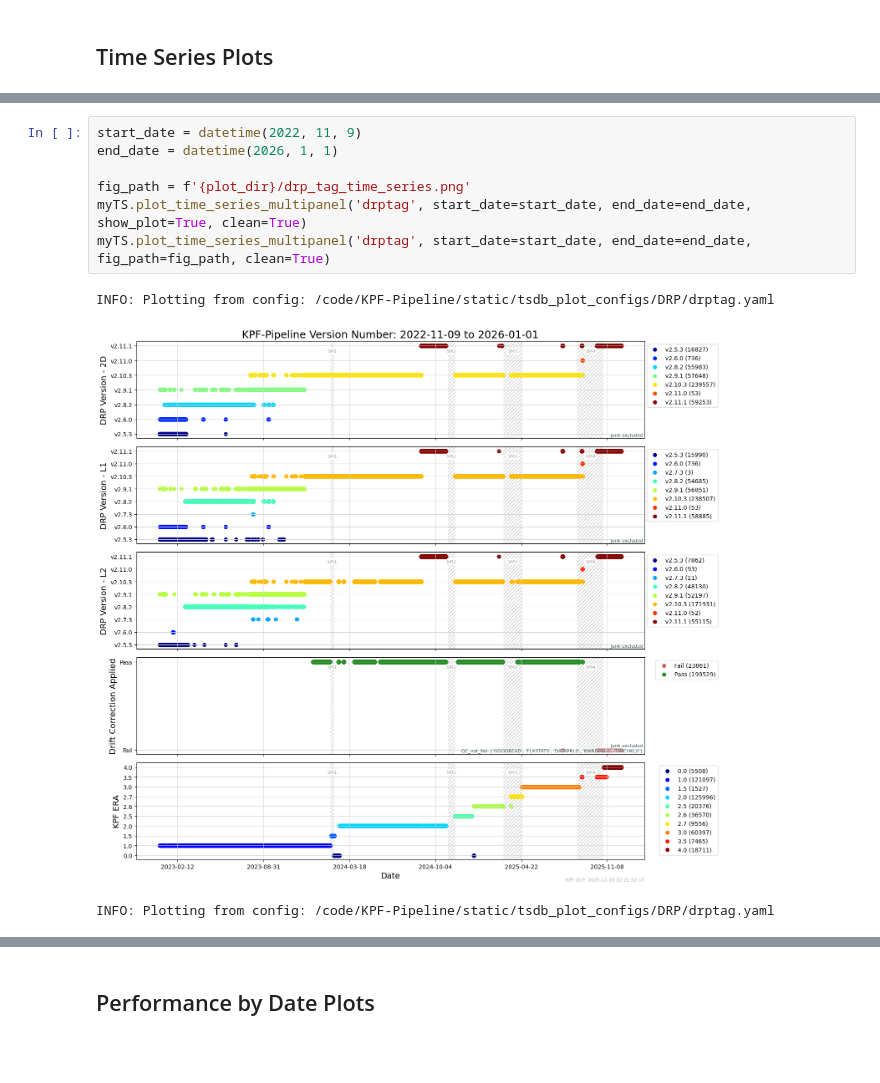
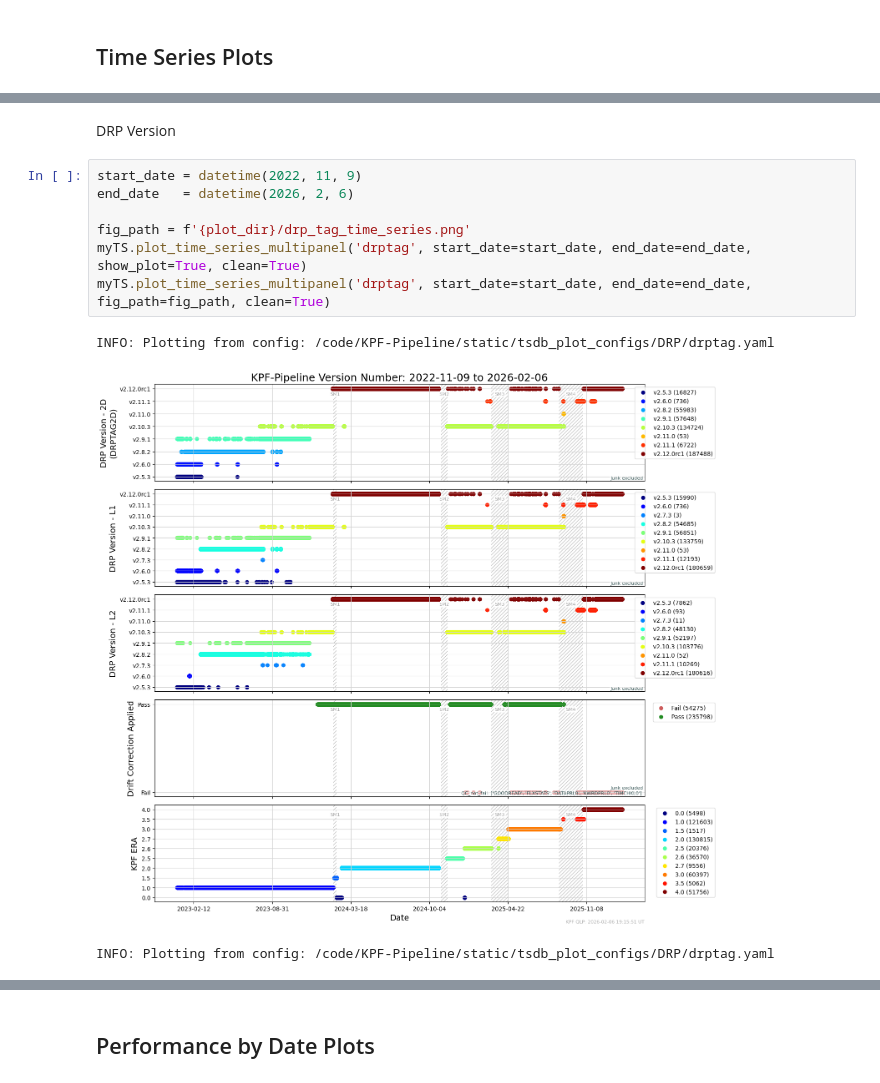
Before and after one commit to Keck-DataReductionPipelines/KPF-Pipeline, a Jupyter notebook: docs/source/tutorials/Plots_for_Operational_Review.ipynb, the cells around one changed output, grey strips where cells are left out. Drawn from its saved outputs; the diff is of its cells as text; blank space fills up the shorter version.

```diff
--- a/docs/source/tutorials/Plots_for_Operational_Review.ipynb
+++ b/docs/source/tutorials/Plots_for_Operational_Review.ipynb
@@ -50,11 +128,13 @@ INFO: Plotting from config: /code/KPF-Pipeline/static/tsdb_plot_configs/CCDs/ccd
+# %% [markdown]
+DRP Version
 # %%
 start_date = datetime(2022, 11, 9)
-end_date = datetime(2026, 1, 1)
+end_date   = datetime(2026, 2, 6)
 
 fig_path = f'{plot_dir}/drp_tag_time_series.png'
 myTS.plot_time_series_multipanel('drptag', start_date=start_date, end_date=end_date, show_plot=True, clean=True)
 myTS.plot_time_series_multipanel('drptag', start_date=start_date, end_date=end_date, fig_path=fig_path, clean=True)
 # %% [output]
 INFO: Plotting from config: /code/KPF-Pipeline/static/tsdb_plot_configs/DRP/drptag.yaml
-[figure, old version]
+[figure, new version]
 INFO: Plotting from config: /code/KPF-Pipeline/static/tsdb_plot_configs/DRP/drptag.yaml
```
Also changed, not shown: parts of 12 cells of this notebook.
